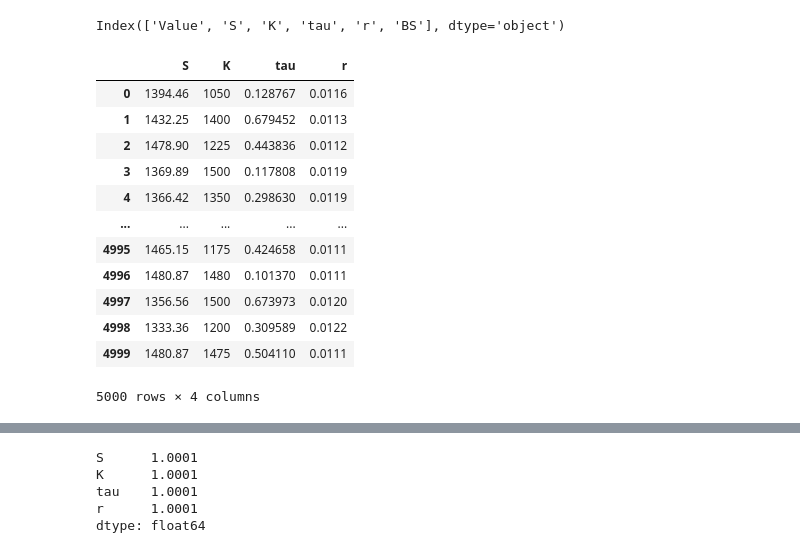
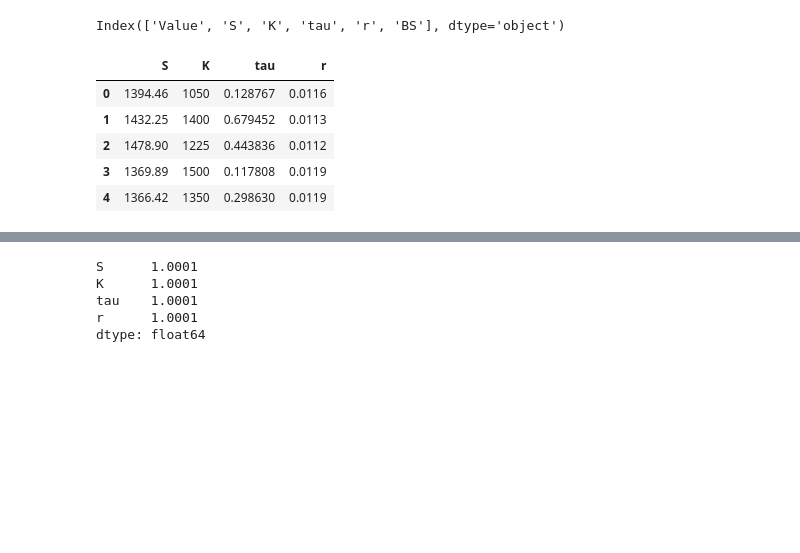
Before and after one commit to murtadhamr/dso530-applied-modern-statistical-learning-methods, a Jupyter notebook: Final Project.ipynb, the cells around one changed output, grey strips where cells are left out. Saved outputs shown, nothing was run; the diff lists cells and outputs as text; code cells hidden in the pictures; blank space fills up the shorter version.

```diff
--- a/Final Project - Classification.ipynb
+++ b/Final Project.ipynb
@@ -165,18 +204,11 @@ df_train.columns
 Index(['Value', 'S', 'K', 'tau', 'r', 'BS'], dtype='object')
 # %%
 X = df_train.drop(columns=['Value', 'BS'])
-X
+X.head()
 # %% [output]
 |  | S | K | tau | r |
 | 0 | 1394.46 | 1050 | 0.128767 | 0.0116 |
 | 1 | 1432.25 | 1400 | 0.679452 | 0.0113 |
 | 2 | 1478.90 | 1225 | 0.443836 | 0.0112 |
 | 3 | 1369.89 | 1500 | 0.117808 | 0.0119 |
 | 4 | 1366.42 | 1350 | 0.298630 | 0.0119 |
-| ... | ... | ... | ... | ... |
-| 4995 | 1465.15 | 1175 | 0.424658 | 0.0111 |
-| 4996 | 1480.87 | 1480 | 0.101370 | 0.0111 |
-| 4997 | 1356.56 | 1500 | 0.673973 | 0.0120 |
-| 4998 | 1333.36 | 1200 | 0.309589 | 0.0122 |
-| 4999 | 1480.87 | 1475 | 0.504110 | 0.0111 |
-5000 rows × 4 columns
```
Also changed, not shown: parts of 21 cells of this notebook, 3 other files.
